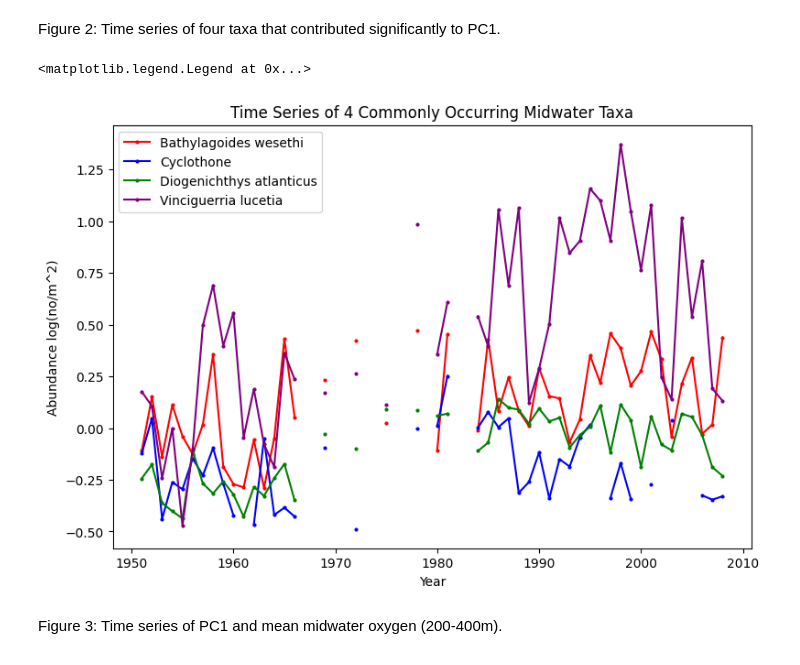
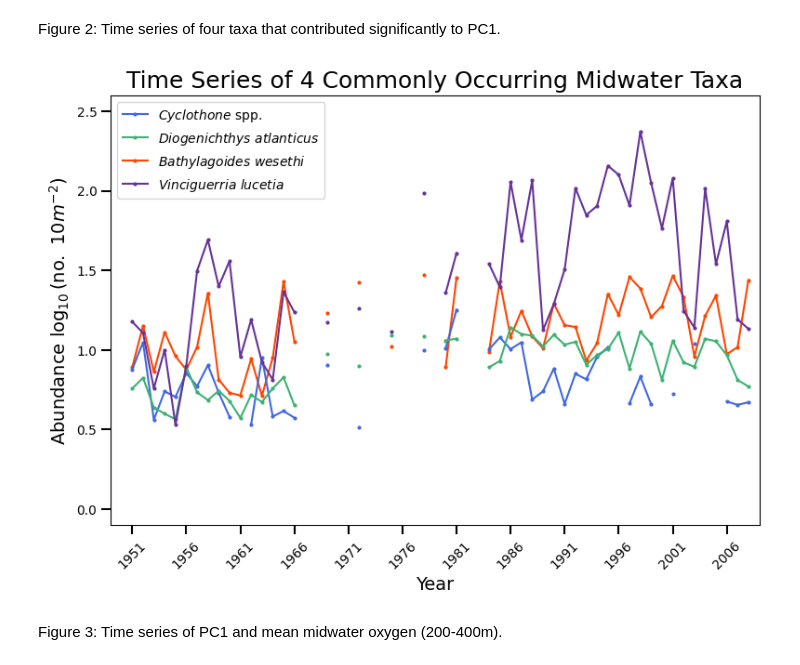
Before and after one commit to ksc005/pyrates, a Jupyter notebook: koslow2011.ipynb, the cells around one changed output. Cells and saved outputs as stored; diff of their text form; code cells hidden in the pictures.

Commit message:
continue working on PCA and 4 taxa figure
tried different packages/methods of standardizing. calculated loadings

```diff
--- a/koslow2011.ipynb
+++ b/koslow2011.ipynb
@@ -314,9 +316,11 @@ Log-transform the annual means.
 # %%
-# get larvae_m2
-annualMeans["larvae_m2"] = annualMeans["larvae_10m2"] / 10
+# the abundance figure (fig 2) in the paper has the abundance axis labeled as log(#/m^2)
+annualMeans["larvae_m2"] = annualMeans["larvae_10m2"] / 10 # this conversion seems unlikely because it leads to small x values < 1 --> negative log(x) while the results in the figure are entirely ≥ 0. I think it may be a mistake and I will continue to use the larvae_10m2.
 
-# apply log transformation to larvae_m2
-annualMeans["log10_larvae"] = np.log10(annualMeans["larvae_m2"])
+# apply log transformation to larvae_10m2. I will try a few different log transformations and see which matches the paper results most closely.
+annualMeans["log10_larvae"] = np.log10(annualMeans["larvae_10m2"]) # log10(x)
+annualMeans["ln_larvae"] = np.log(annualMeans["larvae_10m2"]) # ln(x)
+annualMeans["ln_x1_larvae"] = np.log(annualMeans["larvae_10m2"] + 1) # ln(x + 1)
 
 # show the first few columns
 display(annualMeans.head())
@@ -725,41 +829,67 @@ Figure 2: Time series of four taxa that contributed significantly to PC1.
 # %%
 # the four taxa in this plot: Cyclothone spp., Diogenichthys atlanticus, Bathylagoides wesethi, Vinciguerria lucetia
 # prepare df for plotting
 fourTaxa = (annualMeans.filter(["year", "scientific_name", "log10_larvae"]) # get needed columns
             .loc[annualMeans.scientific_name.isin(["Cyclothone",
                                                    "Diogenichthys atlanticus",
                                                    "Bathylagoides wesethi",
                                                    "Vinciguerria lucetia"]),:] # get the four taxa in this figure
             )
 
 # make a multi-index with all combinations of taxa and years
 mux = pd.MultiIndex.from_product([
         fourTaxa.scientific_name.unique(),
         range(fourTaxa.year.min(), fourTaxa.year.max() + 1)
     ], names=['scientific_name', 'year'])
 
-# use the multi-index to make NaN rows when a taxon is not observed in a given year
+# use the multi-index to make NaN rows when a taxon is not observed in a given year. if there are no NaN rows, then the line plot will connect datapoints even if there are several-year-long gaps in sampling between them
 fourTaxa = fourTaxa.set_index(['scientific_name', 'year']).reindex(mux).reset_index()
+
 
 # figure layout
 fig = plt.figure(figsize = (9, 6)) # set figure size
 ax = fig.add_subplot(1, 1, 1) # subplot layout
 
-# set colors
-ax.set_prop_cycle(color=['red', 'blue', 'green', 'purple'])
+# set colors-- choosing similar colors to those in the Koslow paper
+ax.set_prop_cycle(color=['orangered', 'royalblue', 'mediumseagreen', 'rebeccapurple'])
 
 # plot each of the four taxa
 for i in fourTaxa.scientific_name.unique():
-    ax.plot(fourTaxa.loc[fourTaxa["scientific_name"] == i, "year"],
-            fourTaxa.loc[fourTaxa["scientific_name"] == i, "log10_larvae"],
-            '-o', ms = 2, label = i)
+    # using a conditional statement for the legend labels. if sci_name is a genus and not a specific spp (recognized via lack of whitespace), make the label sci_name + 'spp.', else label it by sci_name.
+    if " " not in i:
+        ax.plot(fourTaxa.loc[fourTaxa["scientific_name"] == i, "year"], # x variable
+        fourTaxa.loc[fourTaxa["scientific_name"] == i, "log10_larvae"], # y variable
+        '-o', ms = 2, # marker type and marker size
+        label = "$\it{{{taxaLabel}}}$ spp.".format(taxaLabel = i)) # legend label
+    else:
+        ax.plot(fourTaxa.loc[fourTaxa["scientific_name"] == i, "year"], # x variable
+            fourTaxa.loc[fourTaxa["scientific_name"] == i, "log10_larvae"], # y variable
+            '-o', ms = 2, # marker type and marker size
+            label = "$\it{{{taxaLabel}}}$".format(taxaLabel = i.replace(" ", "\ "))) # legend label. the replace() is needed here so that the surrounding mathtext will include the whitespace between the genus and species.
 
-ax.set_xlabel("Year") # set x axis label
-ax.set_ylabel("Abundance log(no/m^2)") # set y axis label
-ax.set_title("Time Series of 4 Commonly Occurring Midwater Taxa") # set figure title
-plt.legend() # add a legend
+# set axes labels, limits, ticks
+ax.set_xlabel("Year", fontsize = 14) # set x axis label
+ax.set_xlim(1949, 2009) # set x axis limits
+ax.set_xticks(np.arange(1951,2011, 5)) # set x axis ticks
+ax.tick_params(axis = "x", labelrotation = 45) # rotate x axis labels
+
+ax.set_ylabel("Abundance $\log_{10}(\mathrm{no.} \ 10m^{-2})$", fontsize = 14) # set y axis label
+ax.set_ylim(-0.1, 2.6) # set y axis limits
+ax.set_yticks(np.arange(0.0, 3, 0.5)) # set y axis ticks
+
+ax.tick_params(axis = "both", length = 7, width = 1.5) # set length and width of axis ticks
+
+# set figure title
+ax.set_title("Time Series of 4 Commonly Occurring Midwater Taxa", fontsize = 18)
+
+# add a legend
+handles, labels = plt.gca().get_legend_handles_labels()
+order = [1,2,0,3] # adjust the order of the legend items to match the order in the Koslow paper
+legend = ax.legend([handles[idx] for idx in order],[labels[idx] for idx in order]) # make the legend
+
+# display plot
+plt.show()
 # %% [output]
-<matplotlib.legend.Legend at 0x...>
-[figure, old version]
+[figure, new version]
 # %% [markdown]
 Figure 3: Time series of PC1 and mean midwater oxygen (200-400m).
```
Also changed, not shown: parts of 13 cells of this notebook, 1 other file.
